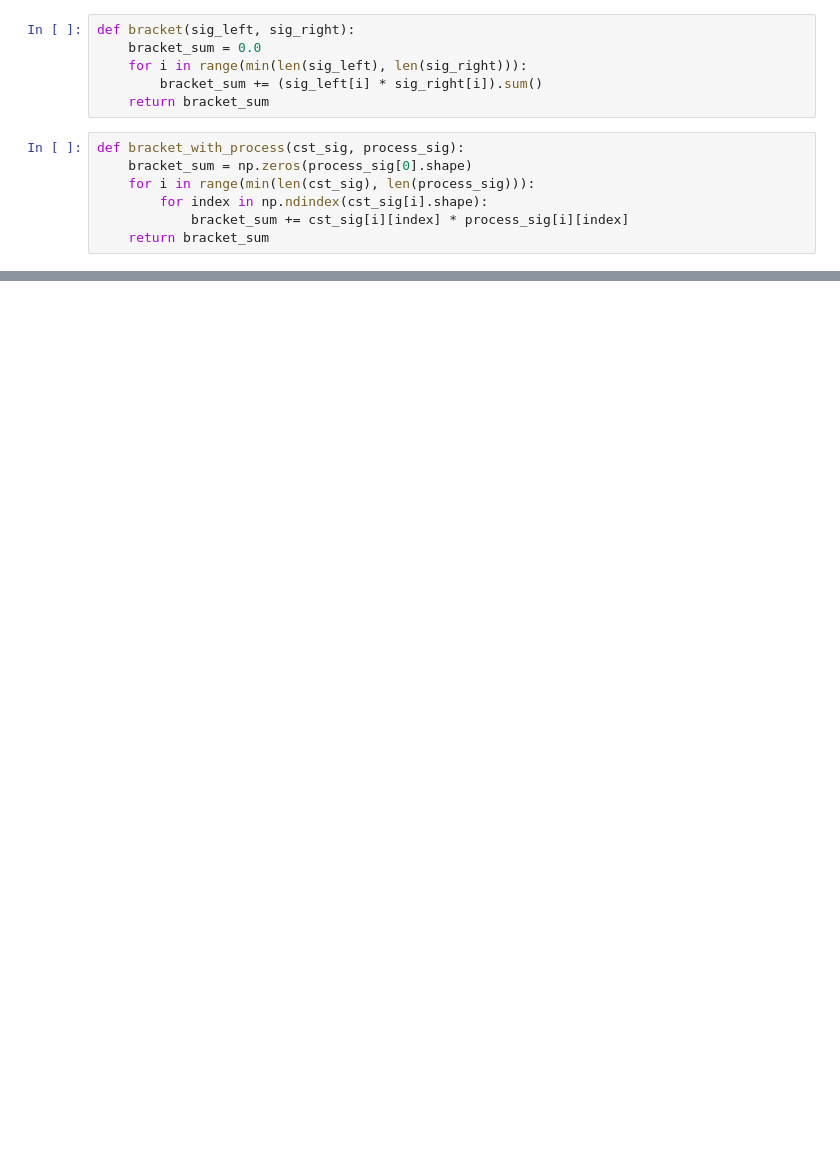
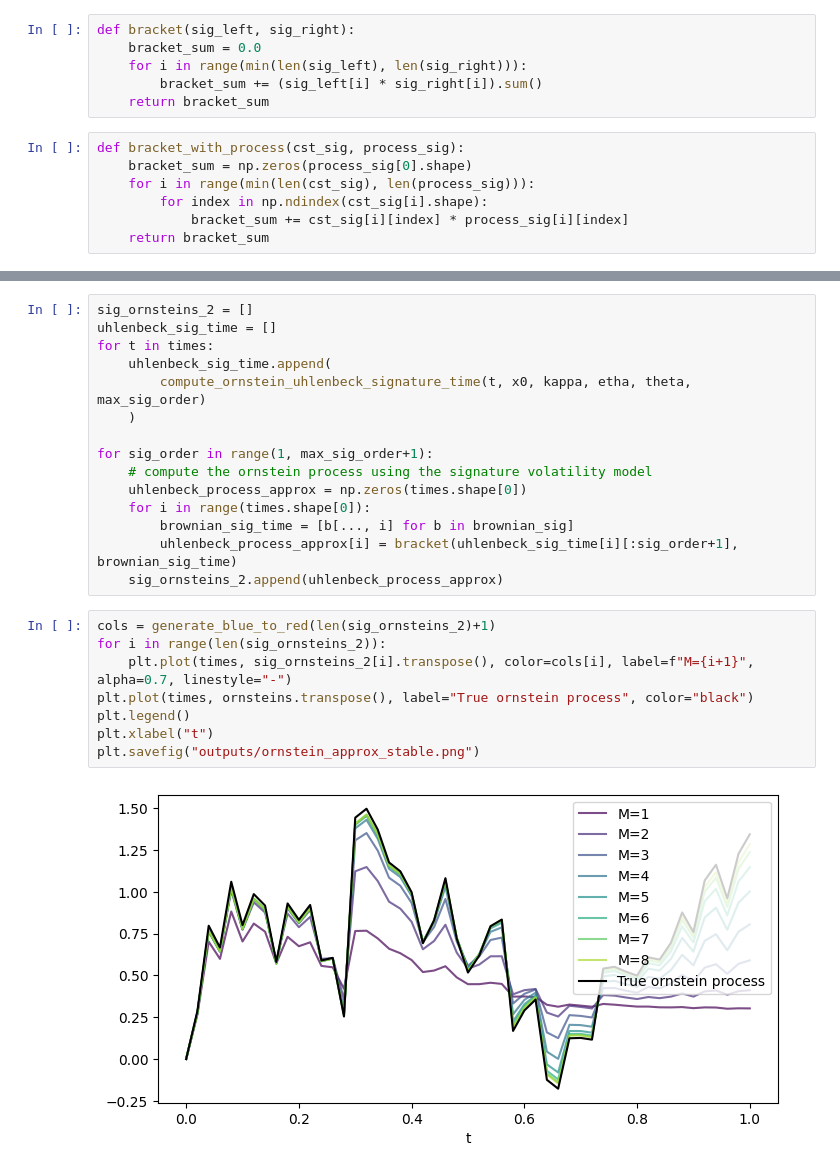
Before and after one commit to Sh3xe/signature-vol-model, a Jupyter notebook: notebook.ipynb, the cells around one changed output, grey strips where cells are left out. Cells and saved outputs as stored; diff of their text form; blank space fills up the shorter version.

```diff
--- a/notebook.ipynb
+++ b/notebook.ipynb
@@ -176,0 +196,25 @@ plt.savefig("outputs/ornstein_approx.png")
+# %%
+sig_ornsteins_2 = []
+uhlenbeck_sig_time = []
+for t in times:
+	uhlenbeck_sig_time.append(
+		compute_ornstein_uhlenbeck_signature_time(t, x0, kappa, etha, theta, max_sig_order)
+	)
+
+for sig_order in range(1, max_sig_order+1):
+	# compute the ornstein process using the signature volatility model
+	uhlenbeck_process_approx = np.zeros(times.shape[0])
+	for i in range(times.shape[0]):
+		brownian_sig_time = [b[..., i] for b in brownian_sig]
+		uhlenbeck_process_approx[i] = bracket(uhlenbeck_sig_time[i][:sig_order+1], brownian_sig_time)
+	sig_ornsteins_2.append(uhlenbeck_process_approx)
+# %%
+cols = generate_blue_to_red(len(sig_ornsteins_2)+1)
+for i in range(len(sig_ornsteins_2)):
+	plt.plot(times, sig_ornsteins_2[i].transpose(), color=cols[i], label=f"M={i+1}", alpha=0.7, linestyle="-")
+plt.plot(times, ornsteins.transpose(), label="True ornstein process", color="black")
+plt.legend()
+plt.xlabel("t")
+plt.savefig("outputs/ornstein_approx_stable.png")
+# %% [output]
+[figure, added]
```
Also changed, not shown: parts of 9 cells of this notebook, 4 other files.
